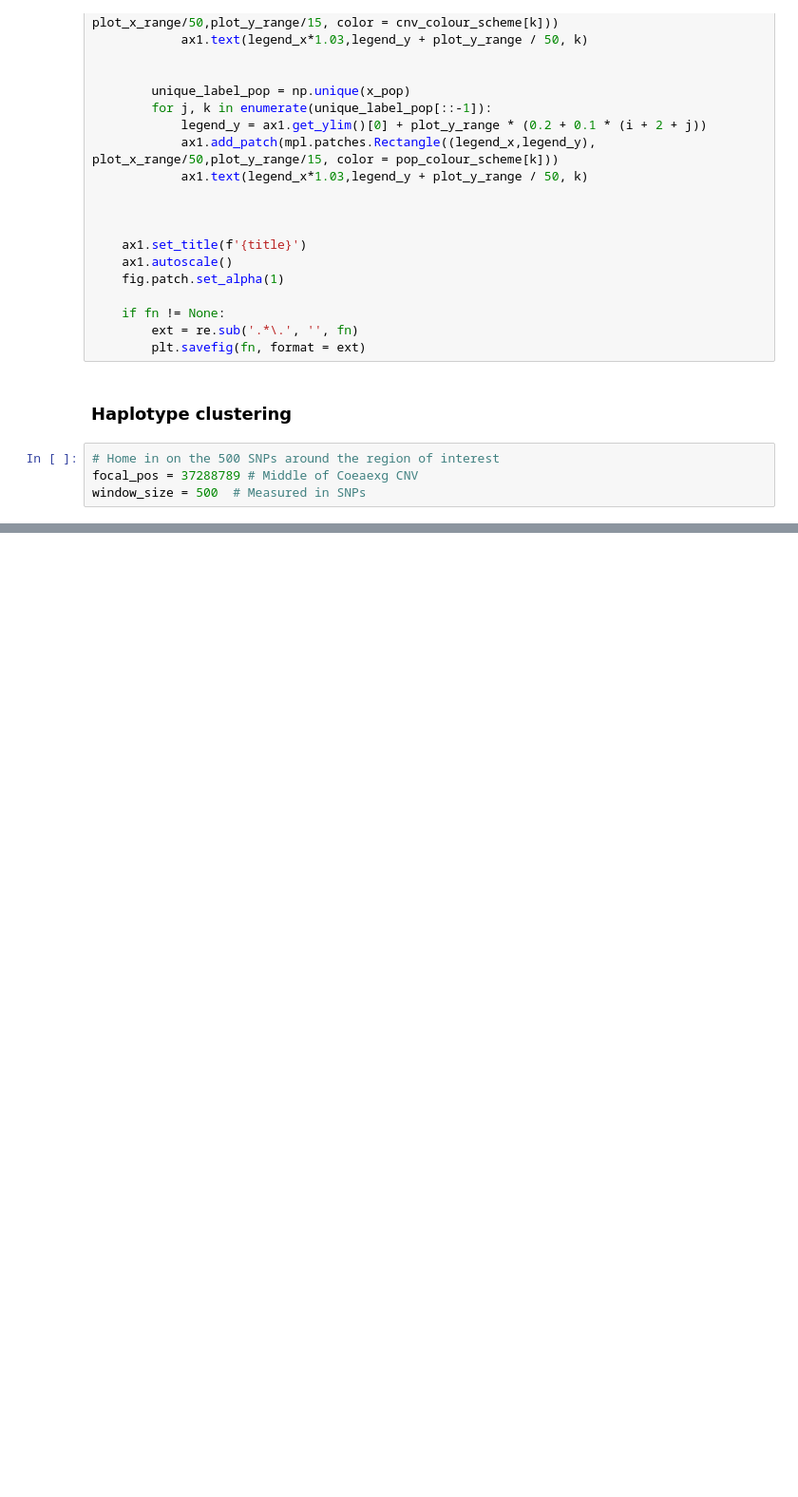
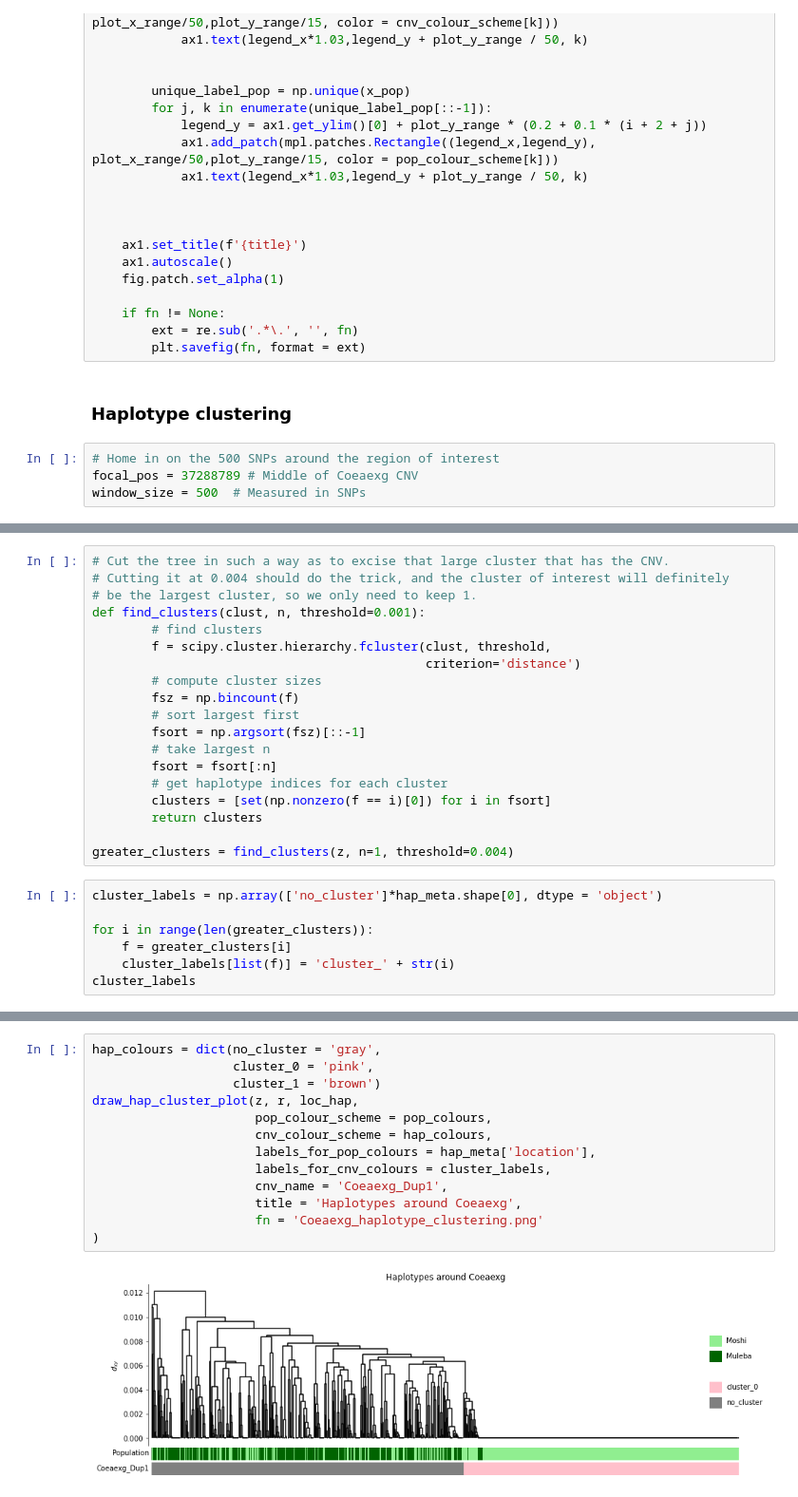
Before and after one commit to vigg-lstm/GAARD_east, a Jupyter notebook: CNV_analysis/sweeps/Coeaexg_CNV_haplotypes.ipynb, the cells around one changed output, grey strips where cells are left out. Shown at 95% size. Drawn from its saved outputs; the diff is of its cells as text; blank space fills up the shorter version.

```diff
--- a/CNV_analysis/sweeps/Coeaexg_CNV_haplotypes.ipynb
+++ b/CNV_analysis/sweeps/Coeaexg_CNV_haplotypes.ipynb
@@ -336,3 +339,29 @@ draw_hap_cluster_plot(z, r, loc_hap,
 )
 # %% [output]
 [figure]
+# %%
+# Cut the tree in such a way as to excise that large cluster that has the CNV.
+# Cutting it at 0.004 should do the trick, and the cluster of interest will definitely
+# be the largest cluster, so we only need to keep 1.
+def find_clusters(clust, n, threshold=0.001):
+        # find clusters
+        f = scipy.cluster.hierarchy.fcluster(clust, threshold,
+                                             criterion='distance')
+        # compute cluster sizes
+        fsz = np.bincount(f)
+        # sort largest first
+        fsort = np.argsort(fsz)[::-1]
+        # take largest n
+        fsort = fsort[:n]
+        # get haplotype indices for each cluster
+        clusters = [set(np.nonzero(f == i)[0]) for i in fsort]
+        return clusters
+
+greater_clusters = find_clusters(z, n=1, threshold=0.004)
+# %%
+cluster_labels = np.array(['no_cluster']*hap_meta.shape[0], dtype = 'object')
+
+for i in range(len(greater_clusters)):
+    f = greater_clusters[i]
+    cluster_labels[list(f)] = 'cluster_' + str(i)
+cluster_labels
@@ -338,0 +386,15 @@ draw_hap_cluster_plot(z, r, loc_hap,
+# %%
+hap_colours = dict(no_cluster = 'gray',
+                   cluster_0 = 'pink',
+                   cluster_1 = 'brown')
+draw_hap_cluster_plot(z, r, loc_hap,
+                      pop_colour_scheme = pop_colours,
+                      cnv_colour_scheme = hap_colours,
+                      labels_for_pop_colours = hap_meta['location'],
+                      labels_for_cnv_colours = cluster_labels,
+                      cnv_name = 'Coeaexg_Dup1',
+                      title = 'Haplotypes around Coeaexg',
+                      fn = 'Coeaexg_haplotype_clustering.png'
+)
+# %% [output]
+[figure, added]
```
Also changed, not shown: parts of 12 cells of this notebook, 2 other files.
